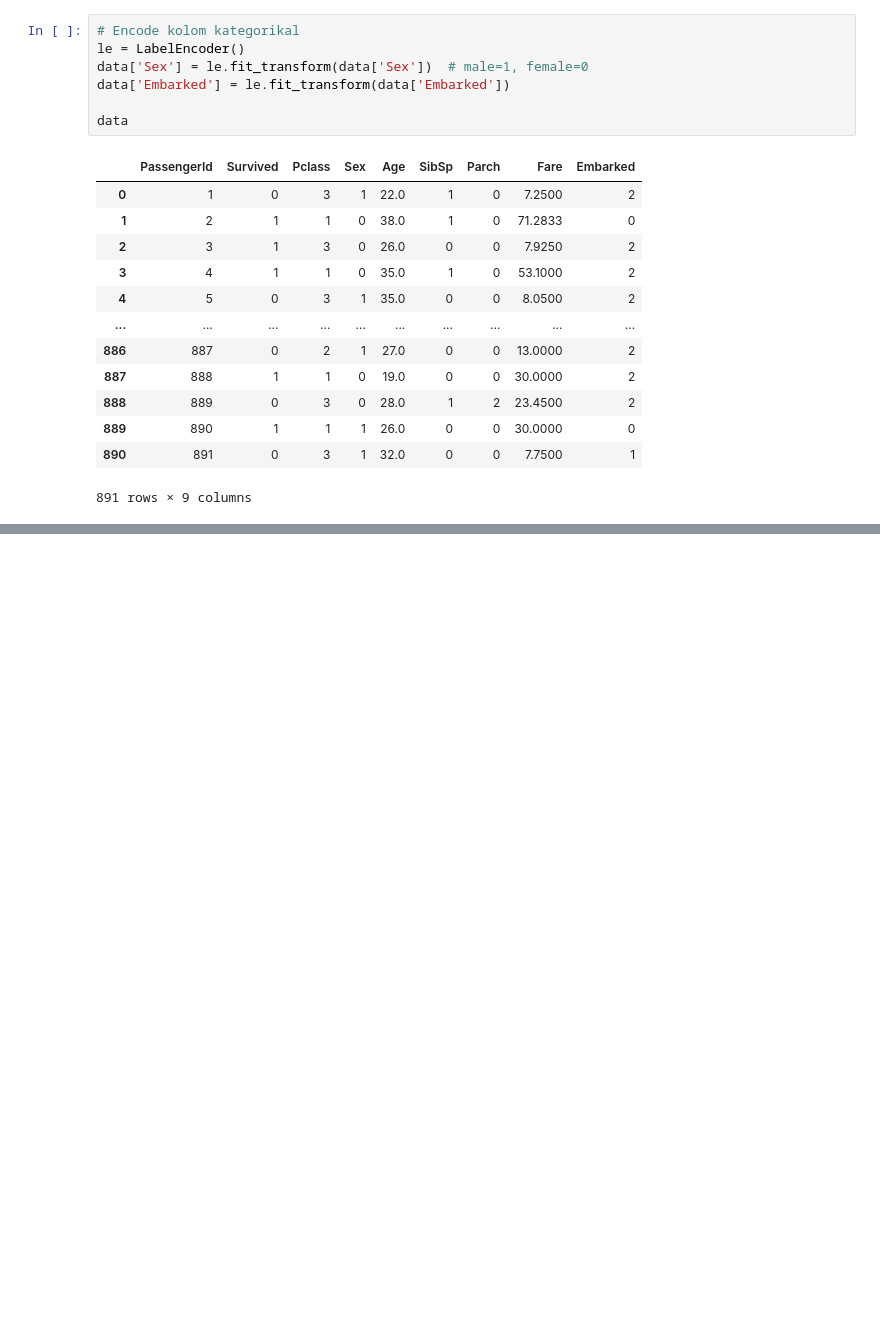
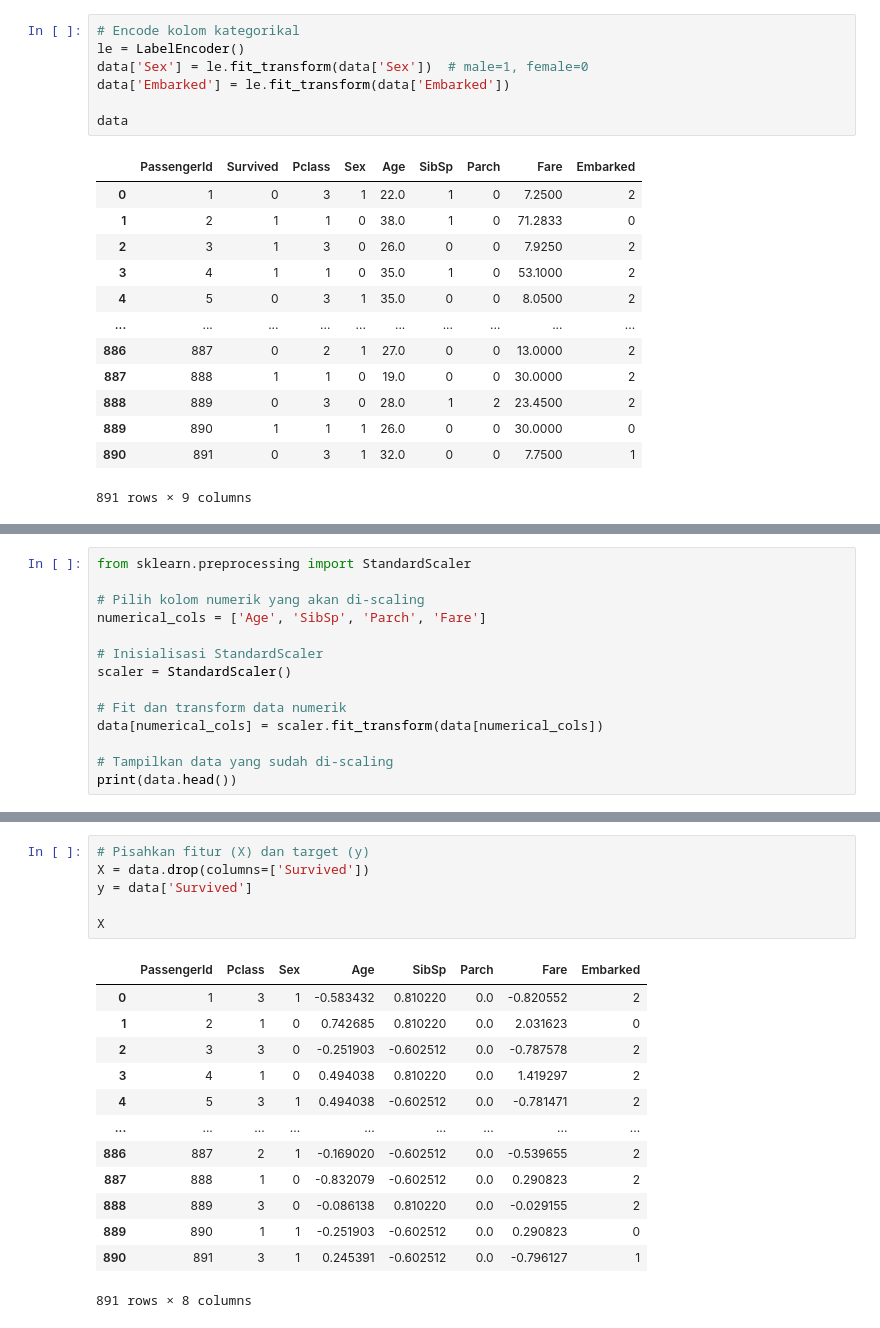
Before and after one commit to reidzf8/Kuliah, a Jupyter notebook: DataMining/UTS-DATAMAINING/UTS_Datmin.ipynb, the cells around one changed output, grey strips where cells are left out. Cells and saved outputs as stored; diff of their text form; blank space fills up the shorter version.

```diff
--- a/DataMining/UTS-DATAMAINING/UTS_Datmin.ipynb
+++ b/DataMining/UTS-DATAMAINING/UTS_Datmin.ipynb
@@ -246,0 +354,14 @@ data
+# %%
+from sklearn.preprocessing import StandardScaler
+
+# Pilih kolom numerik yang akan di-scaling
+numerical_cols = ['Age', 'SibSp', 'Parch', 'Fare']
+
+# Inisialisasi StandardScaler
+scaler = StandardScaler()
+
+# Fit dan transform data numerik
+data[numerical_cols] = scaler.fit_transform(data[numerical_cols])
+
+# Tampilkan data yang sudah di-scaling
+print(data.head())
@@ -246,0 +392,20 @@ data
+# %%
+# Pisahkan fitur (X) dan target (y)
+X = data.drop(columns=['Survived'])
+y = data['Survived']
+
+X
+# %% [output]
+|  | PassengerId | Pclass | Sex | Age | SibSp | Parch | Fare | Embarked |
+| 0 | 1 | 3 | 1 | -0.583432 | 0.810220 | 0.0 | -0.820552 | 2 |
+| 1 | 2 | 1 | 0 | 0.742685 | 0.810220 | 0.0 | 2.031623 | 0 |
+| 2 | 3 | 3 | 0 | -0.251903 | -0.602512 | 0.0 | -0.787578 | 2 |
+| 3 | 4 | 1 | 0 | 0.494038 | 0.810220 | 0.0 | 1.419297 | 2 |
+| 4 | 5 | 3 | 1 | 0.494038 | -0.602512 | 0.0 | -0.781471 | 2 |
+| ... | ... | ... | ... | ... | ... | ... | ... | ... |
+| 886 | 887 | 2 | 1 | -0.169020 | -0.602512 | 0.0 | -0.539655 | 2 |
+| 887 | 888 | 1 | 0 | -0.832079 | -0.602512 | 0.0 | 0.290823 | 2 |
+| 888 | 889 | 3 | 0 | -0.086138 | 0.810220 | 0.0 | -0.029155 | 2 |
+| 889 | 890 | 1 | 1 | -0.251903 | -0.602512 | 0.0 | 0.290823 | 0 |
+| 890 | 891 | 3 | 1 | 0.245391 | -0.602512 | 0.0 | -0.796127 | 1 |
+891 rows × 8 columns
```
Also changed, not shown: parts of 29 cells of this notebook.
